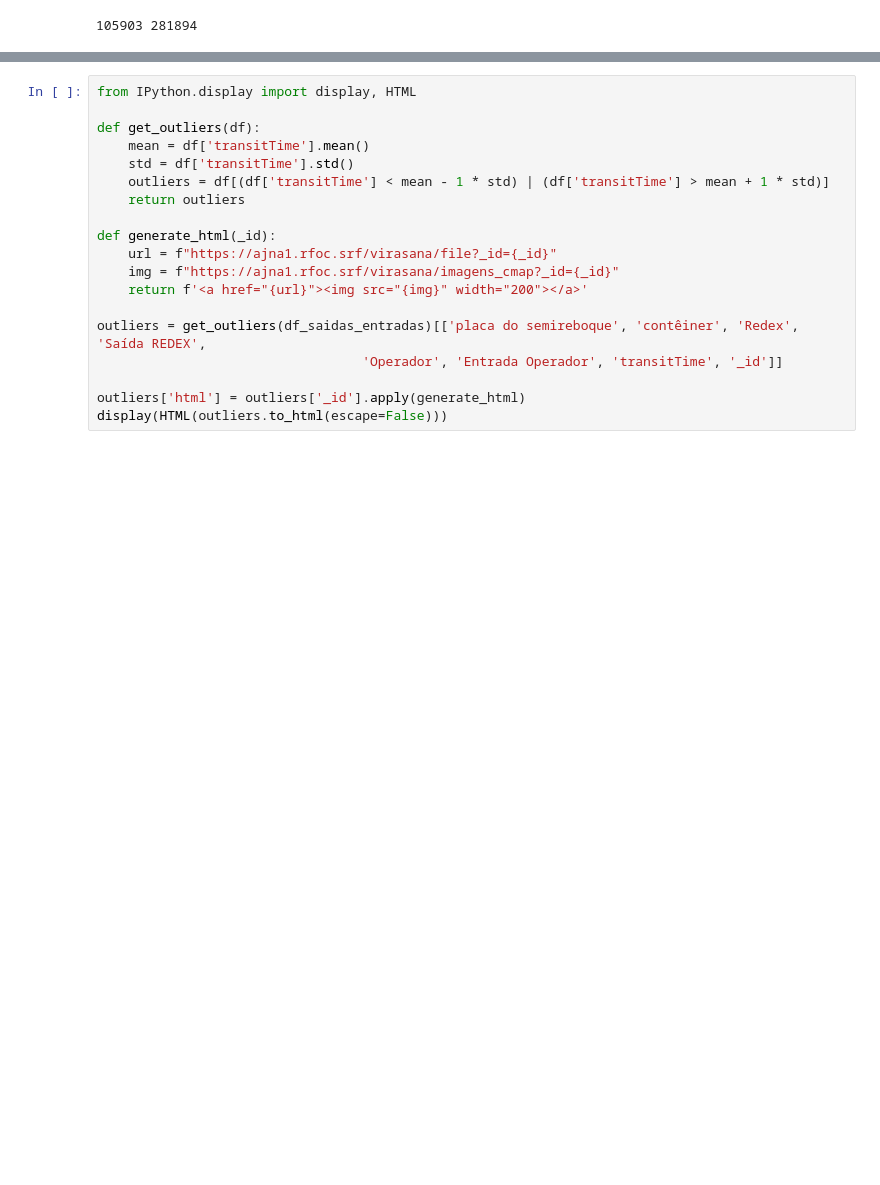
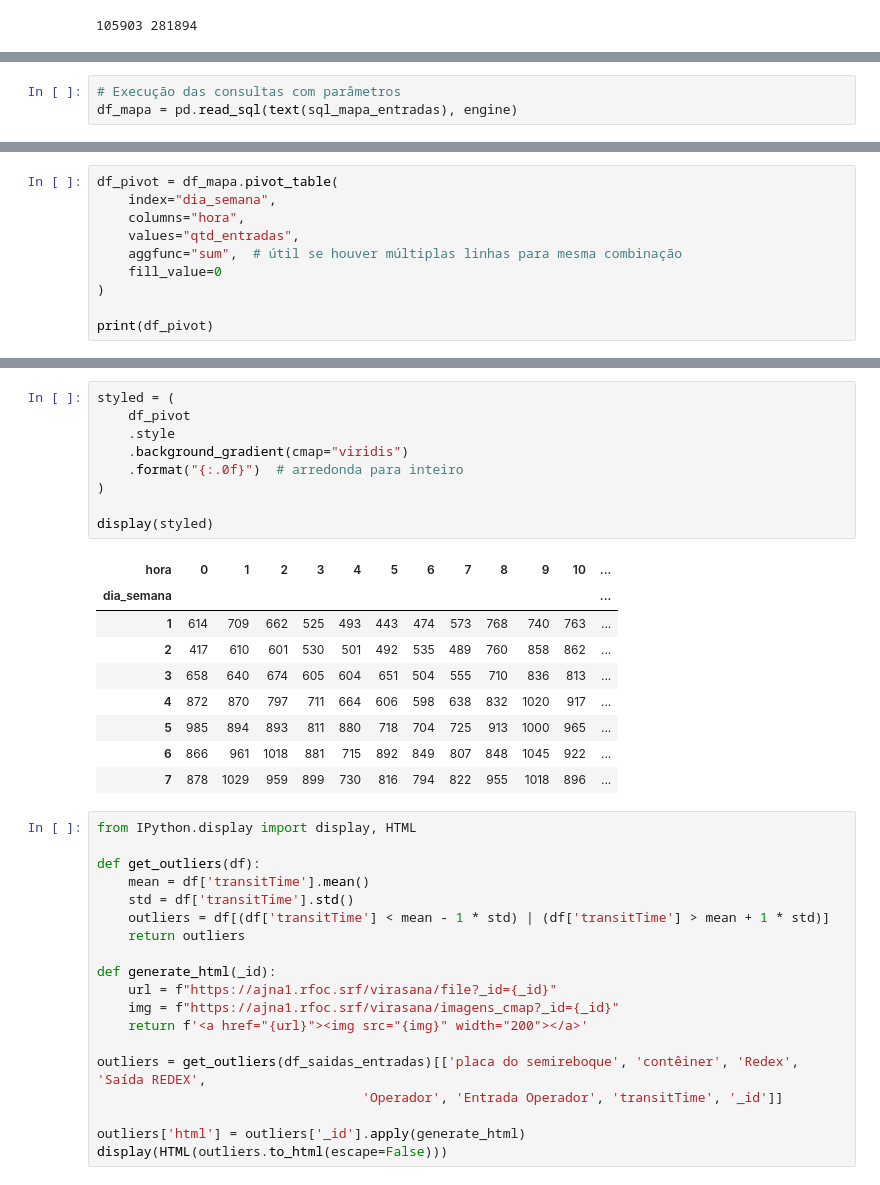
Before and after one commit to IvanBrasilico/virasana, a Jupyter notebook: virasana/notebooks/TransitTimeRedex.ipynb, the cells around one changed output, grey strips where cells are left out. Drawn from its saved outputs; the diff is of its cells as text; blank space fills up the shorter version.

```diff
--- a/virasana/notebooks/TransitTimeRedex.ipynb
+++ b/virasana/notebooks/TransitTimeRedex.ipynb
@@ -297,0 +257,3 @@ df_saidas_entradas
+# %%
+# Execução das consultas com parâmetros
+df_mapa = pd.read_sql(text(sql_mapa_entradas), engine)
@@ -297,0 +389,10 @@ df_saidas_entradas
+# %%
+df_pivot = df_mapa.pivot_table(
+    index="dia_semana",
+    columns="hora",
+    values="qtd_entradas",
+    aggfunc="sum",  # útil se houver múltiplas linhas para mesma combinação
+    fill_value=0
+)
+
+print(df_pivot)
@@ -298,3 +417,22 @@ df_saidas_entradas
+# %%
+styled = (
+    df_pivot
+    .style
+    .background_gradient(cmap="viridis")
+    .format("{:.0f}")  # arredonda para inteiro
+)
+
+display(styled)
+# %% [output]
+| hora | 0 | 1 | 2 | 3 | 4 | 5 | 6 | 7 | 8 | 9 | 10 | ... |
+| dia_semana |  |  |  |  |  |  |  |  |  |  |  | ... |
+| 1 | 614 | 709 | 662 | 525 | 493 | 443 | 474 | 573 | 768 | 740 | 763 | ... |
+| 2 | 417 | 610 | 601 | 530 | 501 | 492 | 535 | 489 | 760 | 858 | 862 | ... |
+| 3 | 658 | 640 | 674 | 605 | 604 | 651 | 504 | 555 | 710 | 836 | 813 | ... |
+| 4 | 872 | 870 | 797 | 711 | 664 | 606 | 598 | 638 | 832 | 1020 | 917 | ... |
+| 5 | 985 | 894 | 893 | 811 | 880 | 718 | 704 | 725 | 913 | 1000 | 965 | ... |
+| 6 | 866 | 961 | 1018 | 881 | 715 | 892 | 849 | 807 | 848 | 1045 | 922 | ... |
+| 7 | 878 | 1029 | 959 | 899 | 730 | 816 | 794 | 822 | 955 | 1018 | 896 | ... |
 # %%
 from IPython.display import display, HTML
 
```
Also changed, not shown: parts of 19 cells of this notebook, 2 other files.
